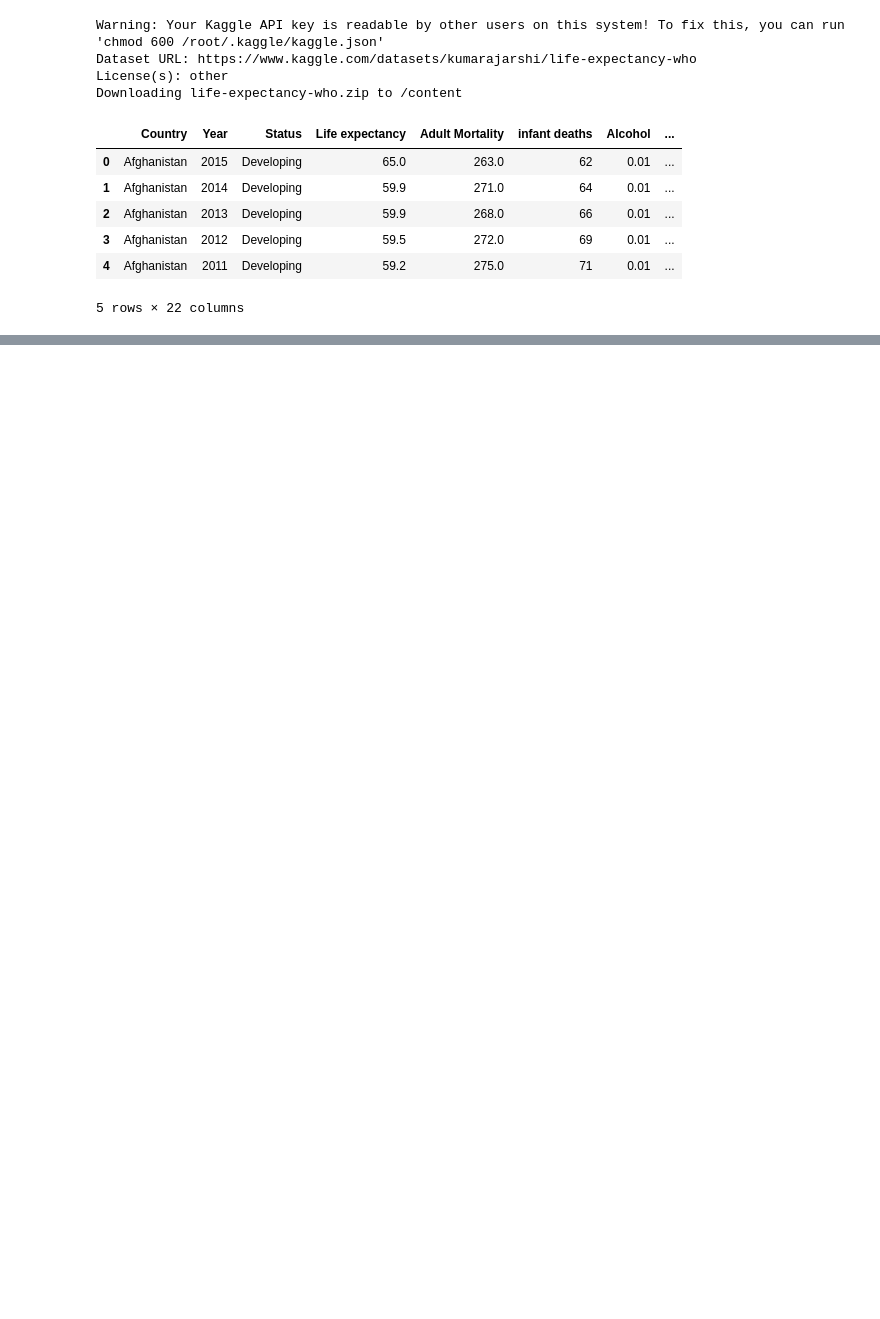
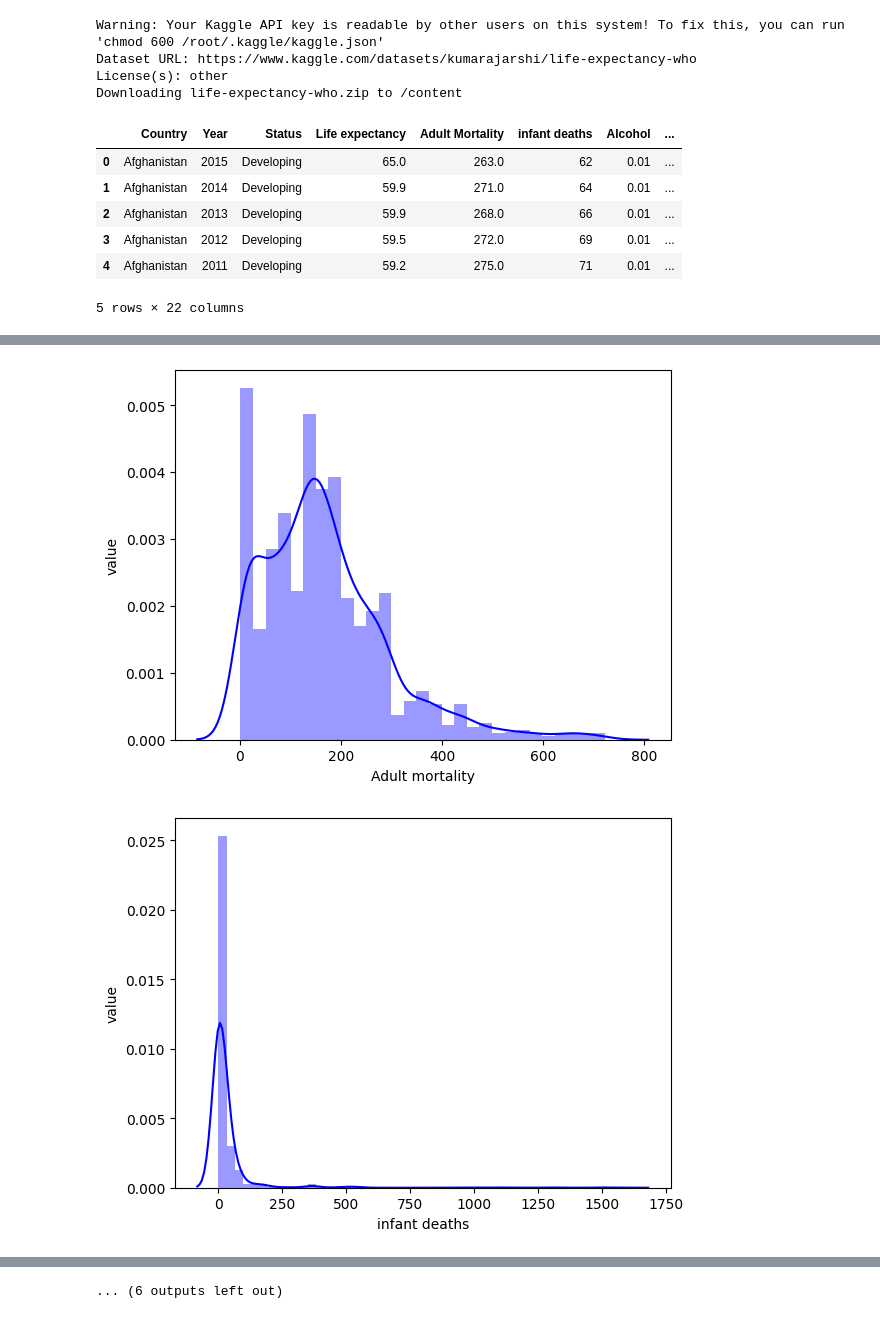
Before and after one commit to DataDrivenAkanksha/Life-expectancy-deep-learning, a Jupyter notebook: life_expactancy_deep_learning.ipynb, the cells around one changed output, grey strips where cells are left out. Drawn from its saved outputs; the diff is of its cells as text; code cells hidden in the pictures; blank space fills up the shorter version.

```diff
--- a/life_expactancy_deep_learning.ipynb
+++ b/life_expactancy_deep_learning.ipynb
@@ -100,0 +261,10 @@ df.head()
+# %%
+df1=df.select_dtypes(include=['float64','int64']).drop(columns=['Year','Life expectancy'])
+for i in df1.columns:
+  sns.distplot(df1[i],color='blue')
+  plt.xlabel(i)
+  plt.ylabel('value')
+  plt.show()
+# %% [output]
+[figure, added]
+[figure, added]
@@ -100,0 +281 @@ df.head()
+... (6 outputs left out)
```
Also changed, not shown: parts of 15 cells of this notebook.
